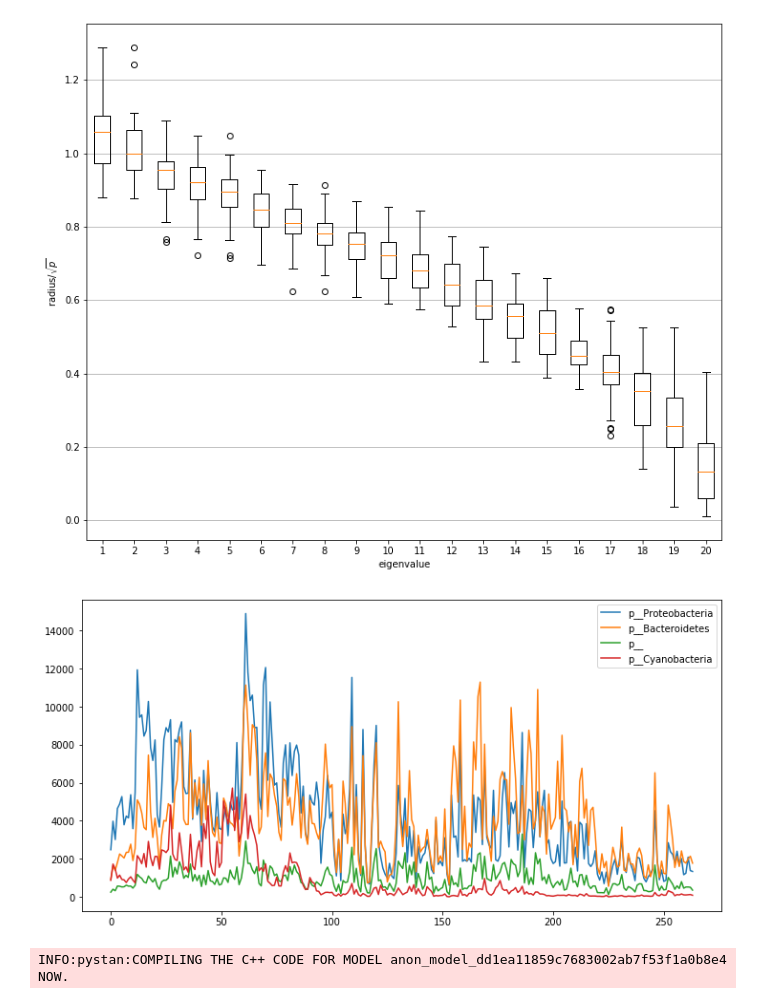
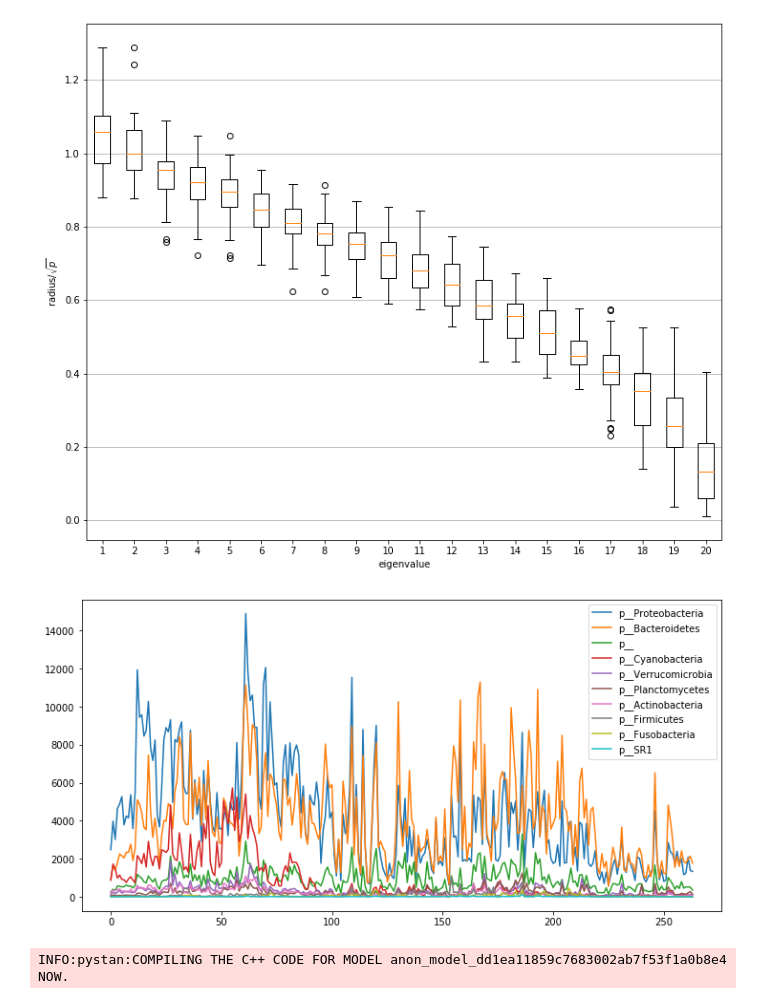
Before and after one commit to gregbritten/ecological_stability, a Jupyter notebook: py_code/null_eigenvalue_distributions.ipynb, the cells around one changed output. Cells and saved outputs as stored; diff of their text form; code cells hidden in the pictures.

```diff
--- a/py_code/null_eigenvalue_distributions.ipynb
+++ b/py_code/null_eigenvalue_distributions.ipynb
@@ -76,31 +76,31 @@ None
 # %%
 import pystan
 import pandas
 
-p = 4
+p = 10
 
 DAT = pandas.read_csv('../../bayesian_cbiomes/case_studies/MV_AR1/data/bacterial_OTU.csv')
 
 # Aggregate the data by phyla, which is indicated in the third column ("phylum") of the dataset:
 phyla = np.unique(DAT['phylum']) # extract unique phyla IDs
 
 # sum all OTUs of that phylum
 # use sums as rows for new DataFrame
 PHY = pandas.DataFrame([DAT.loc[DAT['phylum']==phylum].iloc[:,8:].sum() for phylum in phyla])
 # associate each row with phylum
 PHY = PHY.set_index(phyla)
 PHY.sum(axis=1)
 
 index_maxp = np.argsort(PHY.sum(axis=1).values)[-p:][::-1]
 
 PHY = PHY.iloc[index_maxp]
 
 fig,ax = plt.subplots(figsize=(12,6))
 ax.plot(PHY.values.T)
 ax.legend(PHY.index)
 None
 # %% [output]
-[figure, old version]
+[figure, new version]
 # %%
 mod_code = '''data {
     int T;         //length of time series
```
Also changed, not shown: parts of 2 cells of this notebook.
